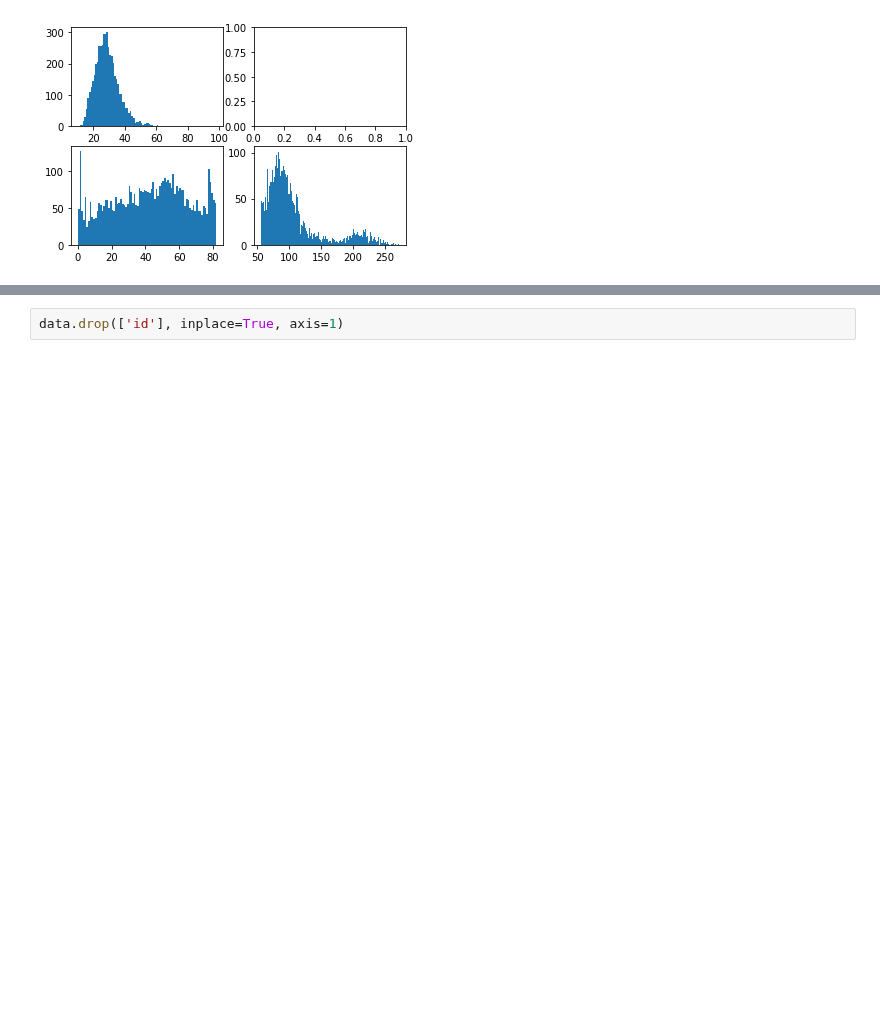
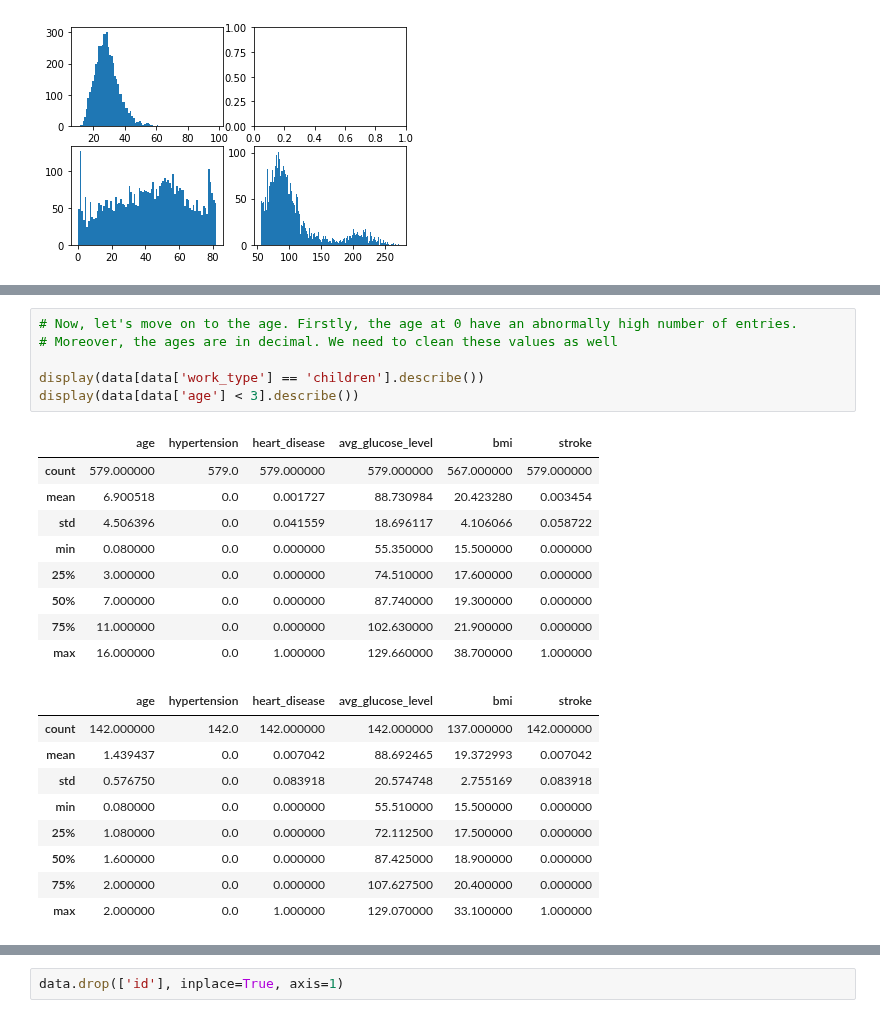
Before and after one commit to Harsh-2420/kaggle, a Jupyter notebook: Stroke Prediction/stroke-analysis.ipynb, the cells around one changed output, grey strips where cells are left out. Cells and saved outputs as stored; diff of their text form; blank space fills up the shorter version.

```diff
--- a/Stroke Prediction/stroke-analysis.ipynb
+++ b/Stroke Prediction/stroke-analysis.ipynb
@@ -75,0 +95,25 @@ data
+# %%
+# Now, let's move on to the age. Firstly, the age at 0 have an abnormally high number of entries.
+# Moreover, the ages are in decimal. We need to clean these values as well
+
+display(data[data['work_type'] == 'children'].describe())
+display(data[data['age'] < 3].describe())
+# %% [output]
+|  | age | hypertension | heart_disease | avg_glucose_level | bmi | stroke |
+| count | 579.000000 | 579.0 | 579.000000 | 579.000000 | 567.000000 | 579.000000 |
+| mean | 6.900518 | 0.0 | 0.001727 | 88.730984 | 20.423280 | 0.003454 |
+| std | 4.506396 | 0.0 | 0.041559 | 18.696117 | 4.106066 | 0.058722 |
+| min | 0.080000 | 0.0 | 0.000000 | 55.350000 | 15.500000 | 0.000000 |
+| 25% | 3.000000 | 0.0 | 0.000000 | 74.510000 | 17.600000 | 0.000000 |
+| 50% | 7.000000 | 0.0 | 0.000000 | 87.740000 | 19.300000 | 0.000000 |
+| 75% | 11.000000 | 0.0 | 0.000000 | 102.630000 | 21.900000 | 0.000000 |
+| max | 16.000000 | 0.0 | 1.000000 | 129.660000 | 38.700000 | 1.000000 |
+|  | age | hypertension | heart_disease | avg_glucose_level | bmi | stroke |
+| count | 142.000000 | 142.0 | 142.000000 | 142.000000 | 137.000000 | 142.000000 |
+| mean | 1.439437 | 0.0 | 0.007042 | 88.692465 | 19.372993 | 0.007042 |
+| std | 0.576750 | 0.0 | 0.083918 | 20.574748 | 2.755169 | 0.083918 |
+| min | 0.080000 | 0.0 | 0.000000 | 55.510000 | 15.500000 | 0.000000 |
+| 25% | 1.080000 | 0.0 | 0.000000 | 72.112500 | 17.500000 | 0.000000 |
+| 50% | 1.600000 | 0.0 | 0.000000 | 87.425000 | 18.900000 | 0.000000 |
+| 75% | 2.000000 | 0.0 | 0.000000 | 107.627500 | 20.400000 | 0.000000 |
+| max | 2.000000 | 0.0 | 1.000000 | 129.070000 | 33.100000 | 1.000000 |
```
Also changed, not shown: parts of 9 cells of this notebook, 1 other file.
